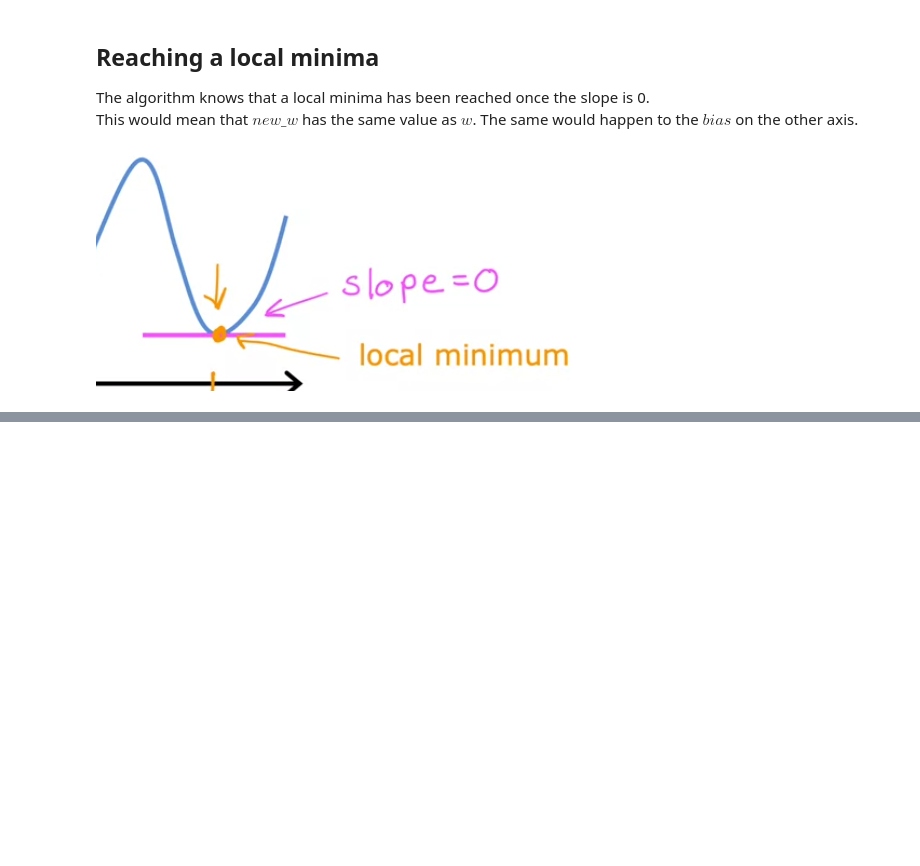
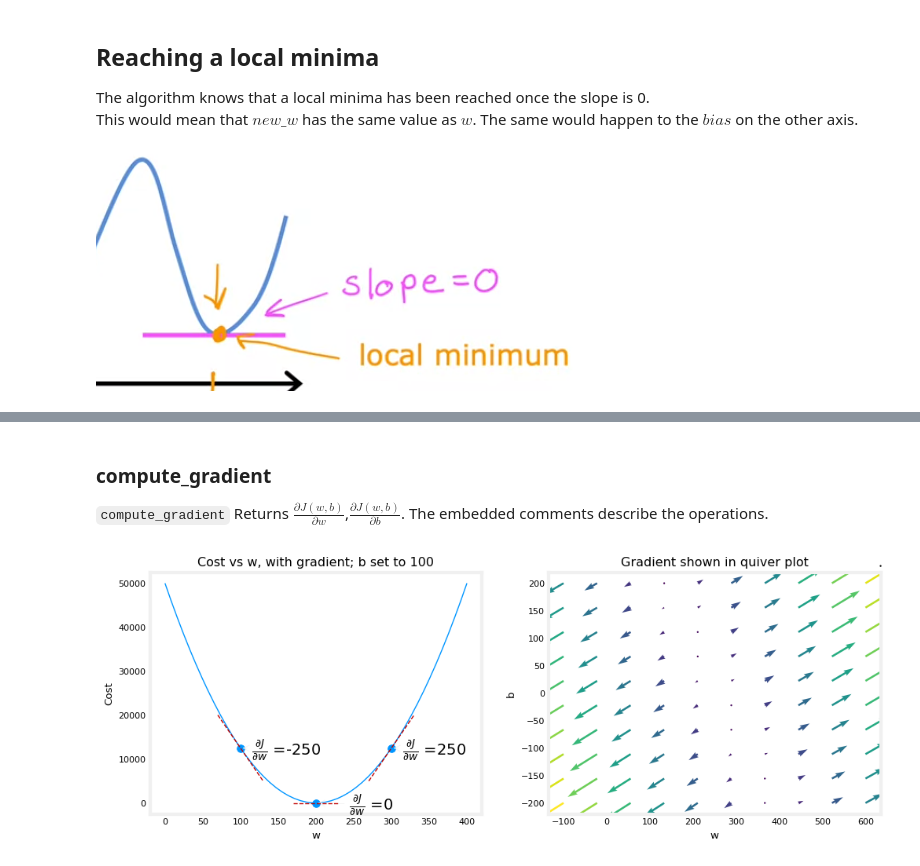
Before and after one commit to JoseMiralles/AI-Notes, a Jupyter notebook: machine_learning_specialization_coursera/4_training_model_with_gradient_descent.ipynb, the cells around one changed output, grey strips where cells are left out. Saved outputs shown, nothing was run; the diff lists cells and outputs as text; code cells hidden in the pictures; blank space fills up the shorter version.

Commit message:
Finished gradient descent

```diff
--- a/machine_learning_specialization_coursera/4_training_model_with_gradient_descent.ipynb
+++ b/machine_learning_specialization_coursera/4_training_model_with_gradient_descent.ipynb
@@ -38,0 +65,13 @@ This would mean that $new\_w$ has the same value as $w$. The same would happen t
+# %%
+#Function to calculate the cost from previous lesson
+def compute_cost(x, y, w, b):
+
+    m = x.shape[0]
+    cost = 0
+
+    for i in range(m):
+        f_wb = w * x[i] + b
+        cost = cost + (f_wb - y[i])**2
+    total_cost = 1 / (2 * m) * cost
+
+    return total_cost
@@ -38,0 +84,37 @@ This would mean that $new\_w$ has the same value as $w$. The same would happen t
+# %% [markdown]
+### compute_gradient
+
+`compute_gradient`  Returns $\frac{\partial J(w,b)}{\partial w}$,$\frac{\partial J(w,b)}{\partial b}$. The embedded comments describe the operations.
+# %%
+def compute_gradient(x, y, w, b):
+    """
+    Computes the gradient for linear regression
+    Args:
+      x (ndarray (m,)): Data, m examples
+      y (ndarray (m,)): target values
+      w,b (scalar)    : model parameters
+    Returns
+      dj_dw (scalar): The gradient of the cost w.r.t. the parameters w
+      dj_db (scalar): The gradient of the cost w.r.t. the parameter b
+     """
+
+    # Number of training examples
+    m = x.shape[0]
+    dj_dw = 0
+    dj_db = 0
+
+    for i in range(m):
+        f_wb = w * x[i] + b
+        dj_dw_i = (f_wb - y[i]) * x[i]
+        dj_db_i = f_wb - y[i]
+        dj_db += dj_db_i
+        dj_dw += dj_dw_i
+    dj_dw = dj_dw / m
+    dj_db = dj_db / m
+
+    return dj_dw, dj_db
+# %%
+plt_gradients(x_train,y_train, compute_cost, compute_gradient)
+plt.show()
+# %% [output]
+[figure, added]
```
Also changed, not shown: parts of 15 cells of this notebook.
